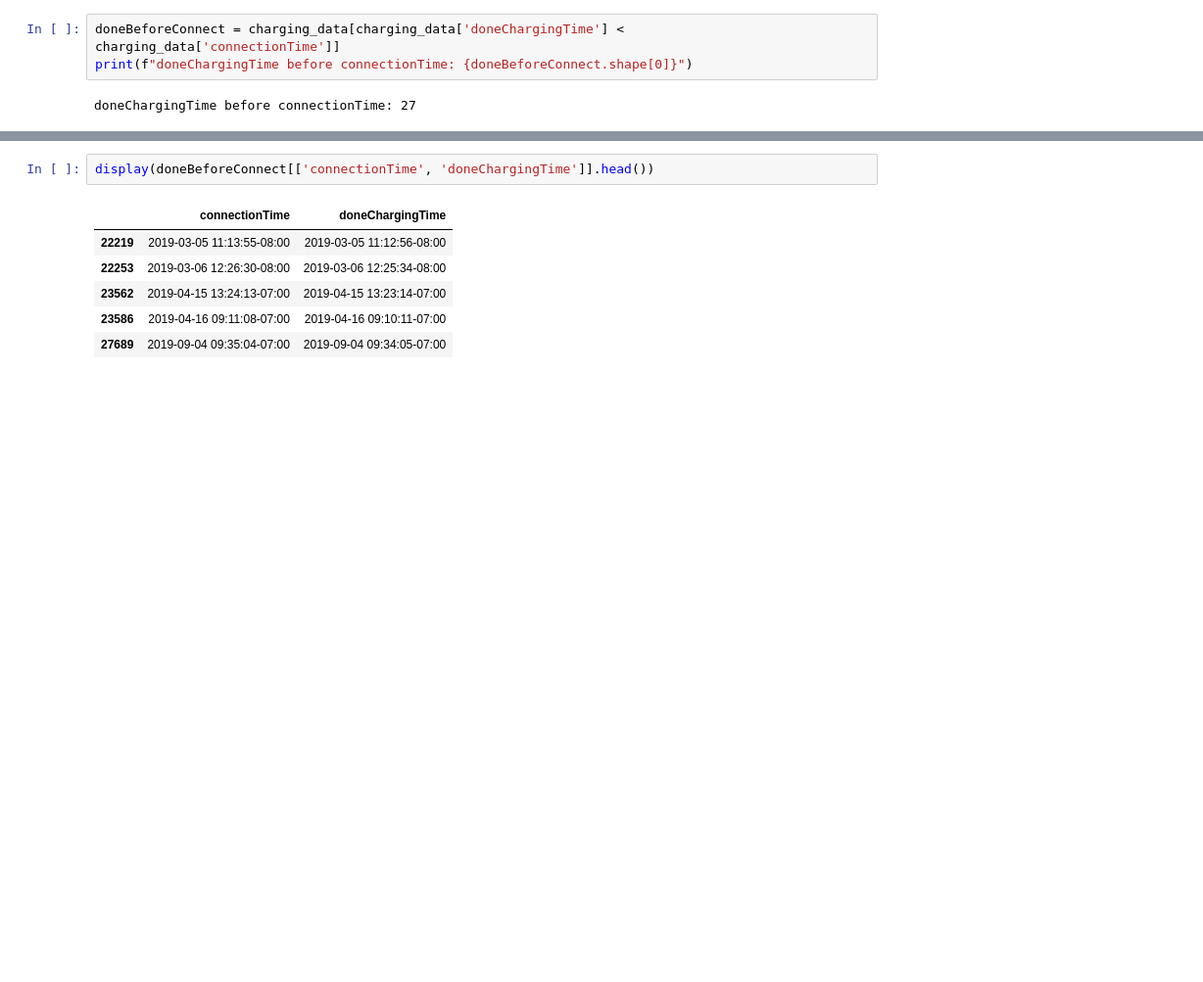
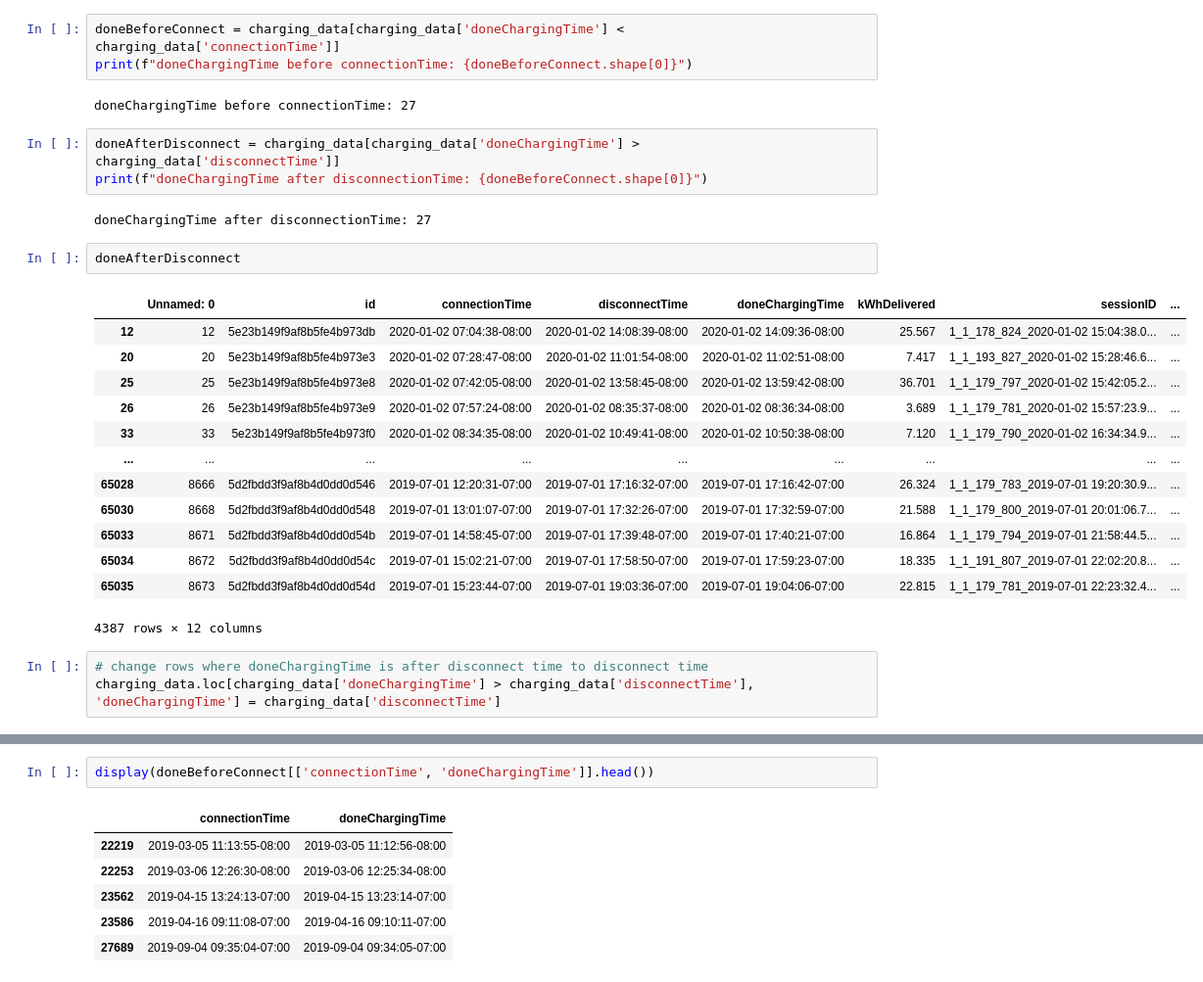
Before and after one commit to JanRkck/AA24, a Jupyter notebook: Data_Prep_Charging.ipynb, the cells around one changed output, grey strips where cells are left out. Shown at 98% size. Drawn from its saved outputs; the diff is of its cells as text; blank space fills up the shorter version.

```diff
--- a/Data_Prep_Charging.ipynb
+++ b/Data_Prep_Charging.ipynb
@@ -239,3 +281,27 @@ doneBeforeConnect = charging_data[charging_data['doneChargingTime'] < charging_d
 print(f"doneChargingTime before connectionTime: {doneBeforeConnect.shape[0]}")
 # %% [output]
 doneChargingTime before connectionTime: 27
+# %%
+doneAfterDisconnect = charging_data[charging_data['doneChargingTime'] > charging_data['disconnectTime']]
+print(f"doneChargingTime after disconnectionTime: {doneBeforeConnect.shape[0]}")
+# %% [output]
+doneChargingTime after disconnectionTime: 27
+# %%
+doneAfterDisconnect
+# %% [output]
+|  | Unnamed: 0 | id | connectionTime | disconnectTime | doneChargingTime | kWhDelivered | sessionID | ... |
+| 12 | 12 | 5e23b149f9af8b5fe4b973db | 2020-01-02 07:04:38-08:00 | 2020-01-02 14:08:39-08:00 | 2020-01-02 14:09:36-08:00 | 25.567 | 1_1_178_824_2020-01-02 15:04:38.0... | ... |
+| 20 | 20 | 5e23b149f9af8b5fe4b973e3 | 2020-01-02 07:28:47-08:00 | 2020-01-02 11:01:54-08:00 | 2020-01-02 11:02:51-08:00 | 7.417 | 1_1_193_827_2020-01-02 15:28:46.6... | ... |
+| 25 | 25 | 5e23b149f9af8b5fe4b973e8 | 2020-01-02 07:42:05-08:00 | 2020-01-02 13:58:45-08:00 | 2020-01-02 13:59:42-08:00 | 36.701 | 1_1_179_797_2020-01-02 15:42:05.2... | ... |
+| 26 | 26 | 5e23b149f9af8b5fe4b973e9 | 2020-01-02 07:57:24-08:00 | 2020-01-02 08:35:37-08:00 | 2020-01-02 08:36:34-08:00 | 3.689 | 1_1_179_781_2020-01-02 15:57:23.9... | ... |
+| 33 | 33 | 5e23b149f9af8b5fe4b973f0 | 2020-01-02 08:34:35-08:00 | 2020-01-02 10:49:41-08:00 | 2020-01-02 10:50:38-08:00 | 7.120 | 1_1_179_790_2020-01-02 16:34:34.9... | ... |
+| ... | ... | ... | ... | ... | ... | ... | ... | ... |
+| 65028 | 8666 | 5d2fbdd3f9af8b4d0dd0d546 | 2019-07-01 12:20:31-07:00 | 2019-07-01 17:16:32-07:00 | 2019-07-01 17:16:42-07:00 | 26.324 | 1_1_179_783_2019-07-01 19:20:30.9... | ... |
+| 65030 | 8668 | 5d2fbdd3f9af8b4d0dd0d548 | 2019-07-01 13:01:07-07:00 | 2019-07-01 17:32:26-07:00 | 2019-07-01 17:32:59-07:00 | 21.588 | 1_1_179_800_2019-07-01 20:01:06.7... | ... |
+| 65033 | 8671 | 5d2fbdd3f9af8b4d0dd0d54b | 2019-07-01 14:58:45-07:00 | 2019-07-01 17:39:48-07:00 | 2019-07-01 17:40:21-07:00 | 16.864 | 1_1_179_794_2019-07-01 21:58:44.5... | ... |
+| 65034 | 8672 | 5d2fbdd3f9af8b4d0dd0d54c | 2019-07-01 15:02:21-07:00 | 2019-07-01 17:58:50-07:00 | 2019-07-01 17:59:23-07:00 | 18.335 | 1_1_191_807_2019-07-01 22:02:20.8... | ... |
+| 65035 | 8673 | 5d2fbdd3f9af8b4d0dd0d54d | 2019-07-01 15:23:44-07:00 | 2019-07-01 19:03:36-07:00 | 2019-07-01 19:04:06-07:00 | 22.815 | 1_1_179_781_2019-07-01 22:23:32.4... | ... |
+4387 rows × 12 columns
+# %%
+# change rows where doneChargingTime is after disconnect time to disconnect time
+charging_data.loc[charging_data['doneChargingTime'] > charging_data['disconnectTime'], 'doneChargingTime'] = charging_data['disconnectTime']
```
Also changed, not shown: parts of 8 cells of this notebook, 1 other file.
